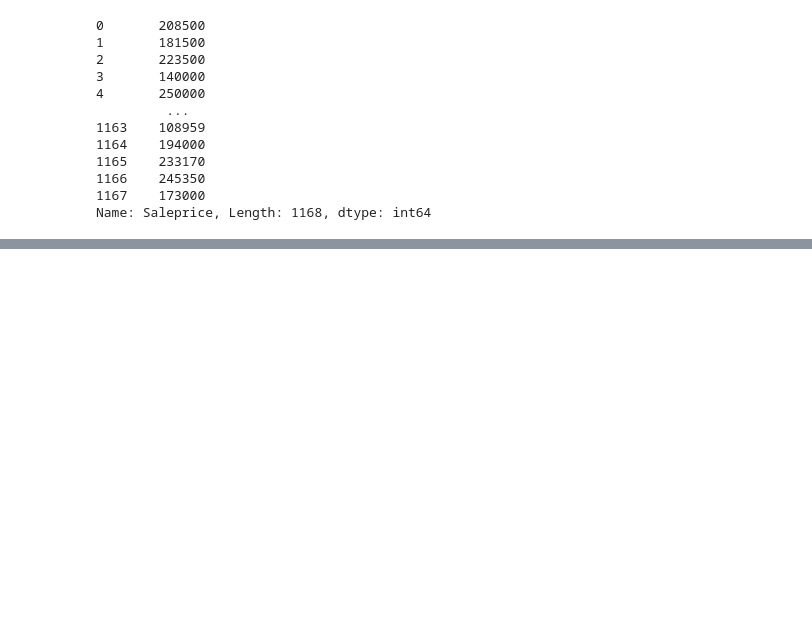
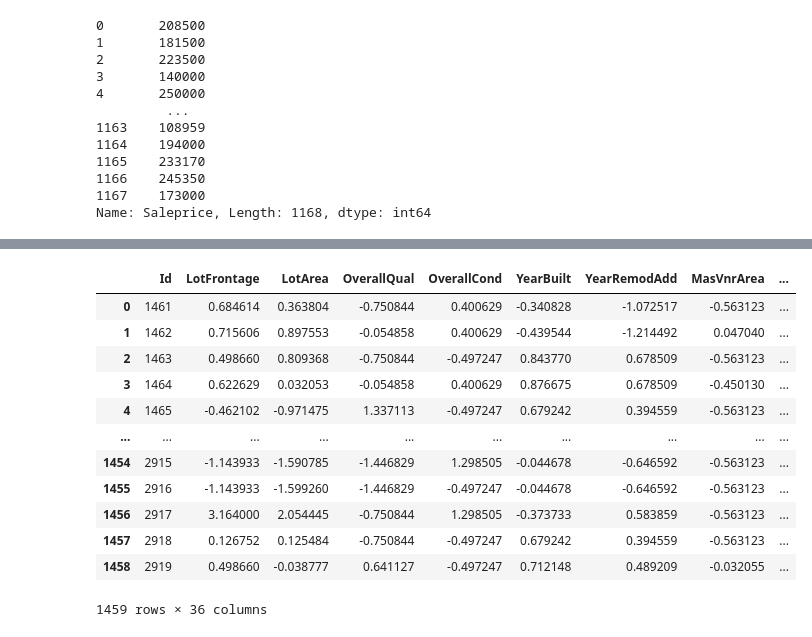
Before and after one commit to glpcc/kaggle_competitions, a Jupyter notebook: house-prices/mixed_model_trainer.ipynb, the cells around one changed output, grey strips where cells are left out. Drawn from its saved outputs; the diff is of its cells as text; code cells hidden in the pictures; blank space fills up the shorter version.

```diff
--- a/house-prices/mixed_model_trainer.ipynb
+++ b/house-prices/mixed_model_trainer.ipynb
@@ -79,0 +107,16 @@ for epoch in range(epochs):
+# %%
+num_df_test
+# %% [output]
+|  | Id | LotFrontage | LotArea | OverallQual | OverallCond | YearBuilt | YearRemodAdd | MasVnrArea | ... |
+| 0 | 1461 | 0.684614 | 0.363804 | -0.750844 | 0.400629 | -0.340828 | -1.072517 | -0.563123 | ... |
+| 1 | 1462 | 0.715606 | 0.897553 | -0.054858 | 0.400629 | -0.439544 | -1.214492 | 0.047040 | ... |
+| 2 | 1463 | 0.498660 | 0.809368 | -0.750844 | -0.497247 | 0.843770 | 0.678509 | -0.563123 | ... |
+| 3 | 1464 | 0.622629 | 0.032053 | -0.054858 | 0.400629 | 0.876675 | 0.678509 | -0.450130 | ... |
+| 4 | 1465 | -0.462102 | -0.971475 | 1.337113 | -0.497247 | 0.679242 | 0.394559 | -0.563123 | ... |
+| ... | ... | ... | ... | ... | ... | ... | ... | ... | ... |
+| 1454 | 2915 | -1.143933 | -1.590785 | -1.446829 | 1.298505 | -0.044678 | -0.646592 | -0.563123 | ... |
+| 1455 | 2916 | -1.143933 | -1.599260 | -1.446829 | -0.497247 | -0.044678 | -0.646592 | -0.563123 | ... |
+| 1456 | 2917 | 3.164000 | 2.054445 | -0.750844 | 1.298505 | -0.373733 | 0.583859 | -0.563123 | ... |
+| 1457 | 2918 | 0.126752 | 0.125484 | -0.750844 | -0.497247 | 0.679242 | 0.394559 | -0.563123 | ... |
+| 1458 | 2919 | 0.498660 | -0.038777 | 0.641127 | -0.497247 | 0.712148 | 0.489209 | -0.032055 | ... |
+1459 rows × 36 columns
```
Also changed, not shown: parts of 10 cells of this notebook, 1 other file.
